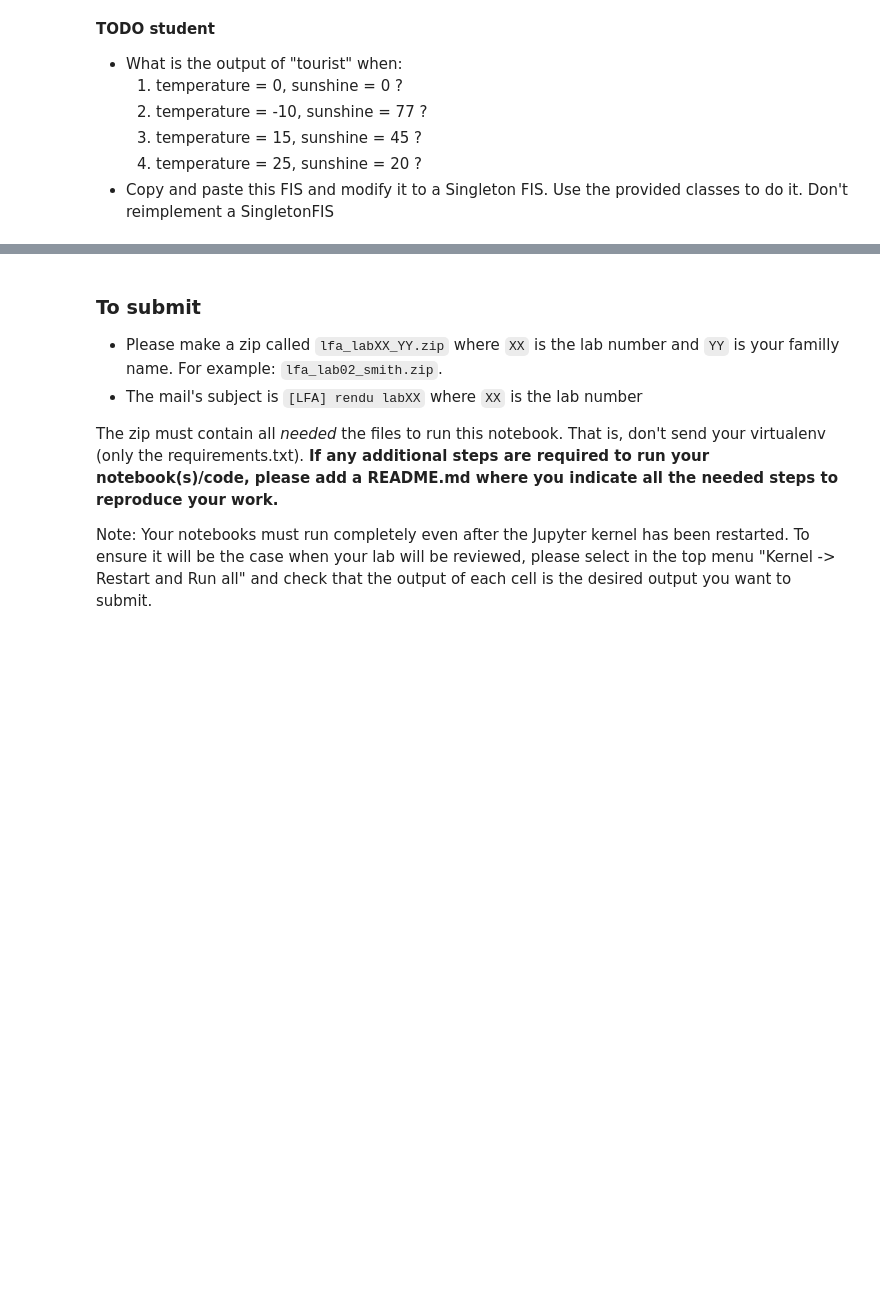
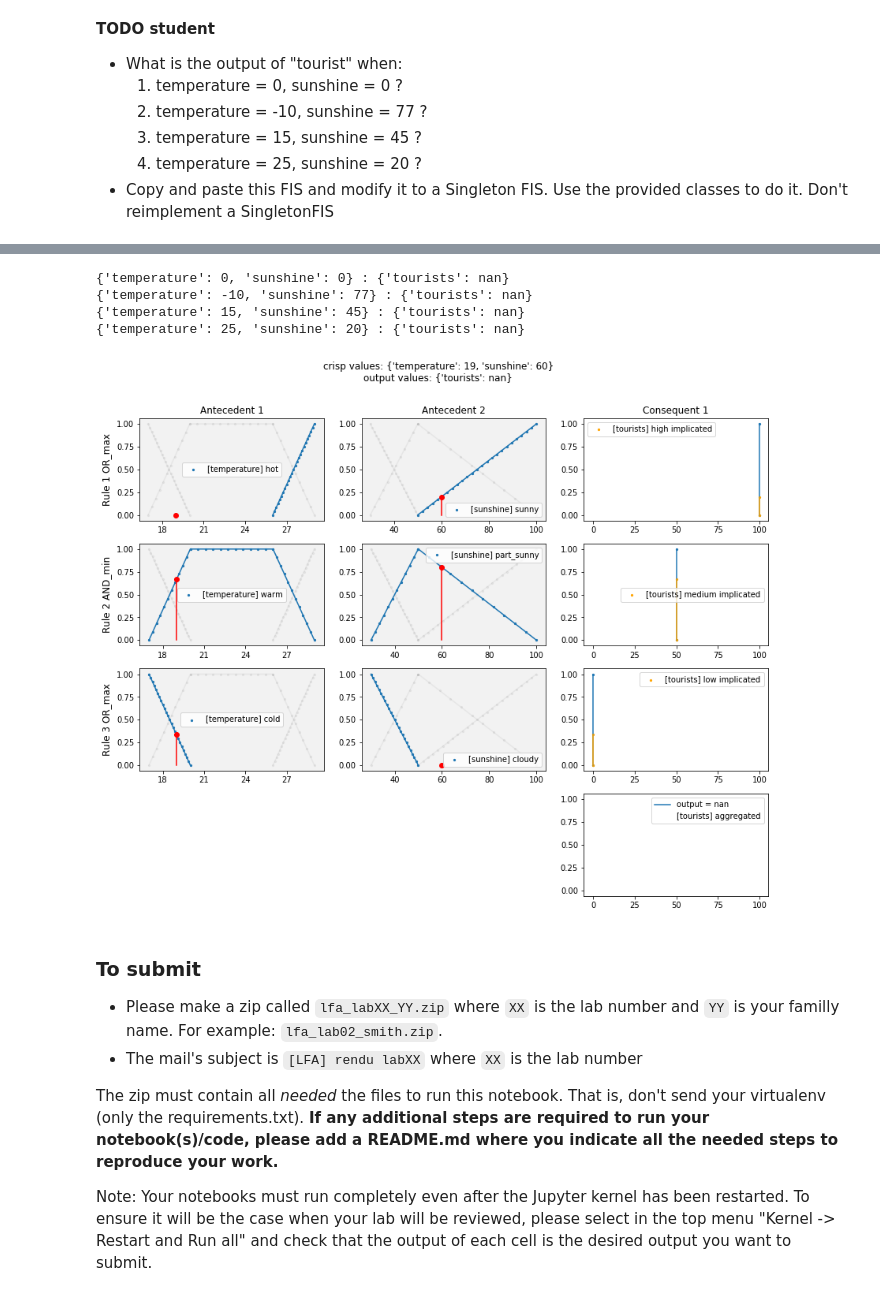
Before and after one commit to SachaKor/LFA-lab3, a Jupyter notebook: 040_fis.ipynb, the cells around one changed output, grey strips where cells are left out. Saved outputs shown, nothing was run; the diff lists cells and outputs as text; code cells hidden in the pictures; blank space fills up the shorter version.

```diff
--- a/040_fis.ipynb
+++ b/040_fis.ipynb
@@ -281,3 +278,75 @@ AssertionError: Invalid linguistic variable name: temperature
+# %%
+from fuzzy_systems.core.membership_functions.singleton_mf import SingletonMF
+
+input_values_list = [
+    {'temperature': 0, 'sunshine': 0},
+    {'temperature': -10, 'sunshine': 77},
+    {'temperature': 15, 'sunshine': 45},
+    {'temperature': 25, 'sunshine': 20}
+]
+
+for input_values in input_values_list:
+    predicted_value = fis.predict(input_values)
+    print(input_values, ":", predicted_value)
+
+
+lv_tourists = LinguisticVariable(name="tourists", ling_values_dict={
+    "low": SingletonMF(0),
+    "medium": SingletonMF(50),
+    "high": SingletonMF(100)
+})
+
+r1 = FuzzyRule(
+    ants=[
+        Antecedent(lv_temperature, "hot"),
+        Antecedent(lv_sunshine, "sunny")
+    ],
+    ant_act_func=OR_max,
+    cons=[
+        Consequent(lv_tourists, "high")
+    ],
+    impl_func=MIN
+)
+
+r2 = FuzzyRule(
+    ants=[
+        Antecedent(lv_temperature, "warm"),
+        Antecedent(lv_sunshine, "part_sunny")
+    ],
+    ant_act_func=AND_min,
+    cons=[
+        Consequent(lv_tourists, "medium")
+    ],
+    impl_func=MIN
+)
+
+r3 = FuzzyRule(
+    ants=[
+        Antecedent(lv_temperature, "cold"),
+        Antecedent(lv_sunshine, "cloudy")
+    ],
+    ant_act_func=OR_max,
+    cons=[
+        Consequent(lv_tourists, "low")
+    ],
+    impl_func=MIN
+)
+
+fis = SingletonFIS(
+    rules=[r1, r2, r3]
+)
+
+input_values = {'temperature': 19, 'sunshine':60}
+predicted_value = fis.predict(input_values)
+
+fisv = FISViewer(fis, figsize=(12, 10))
+fisv.show()
+# %% [output]
+{'temperature': 0, 'sunshine': 0} : {'tourists': nan}
+{'temperature': -10, 'sunshine': 77} : {'tourists': nan}
+{'temperature': 15, 'sunshine': 45} : {'tourists': nan}
+{'temperature': 25, 'sunshine': 20} : {'tourists': nan}
+[figure, added]
 # %% [markdown]
 ### To submit
 
```
Also changed, not shown: parts of 4 cells of this notebook, 4 other files.
